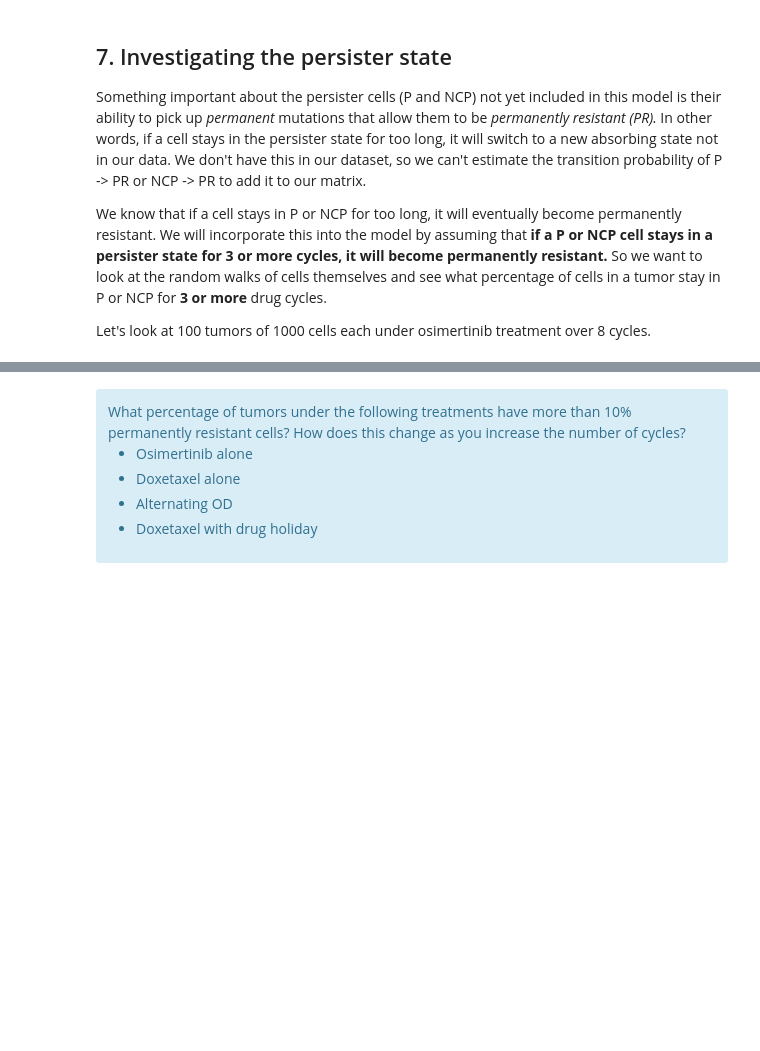
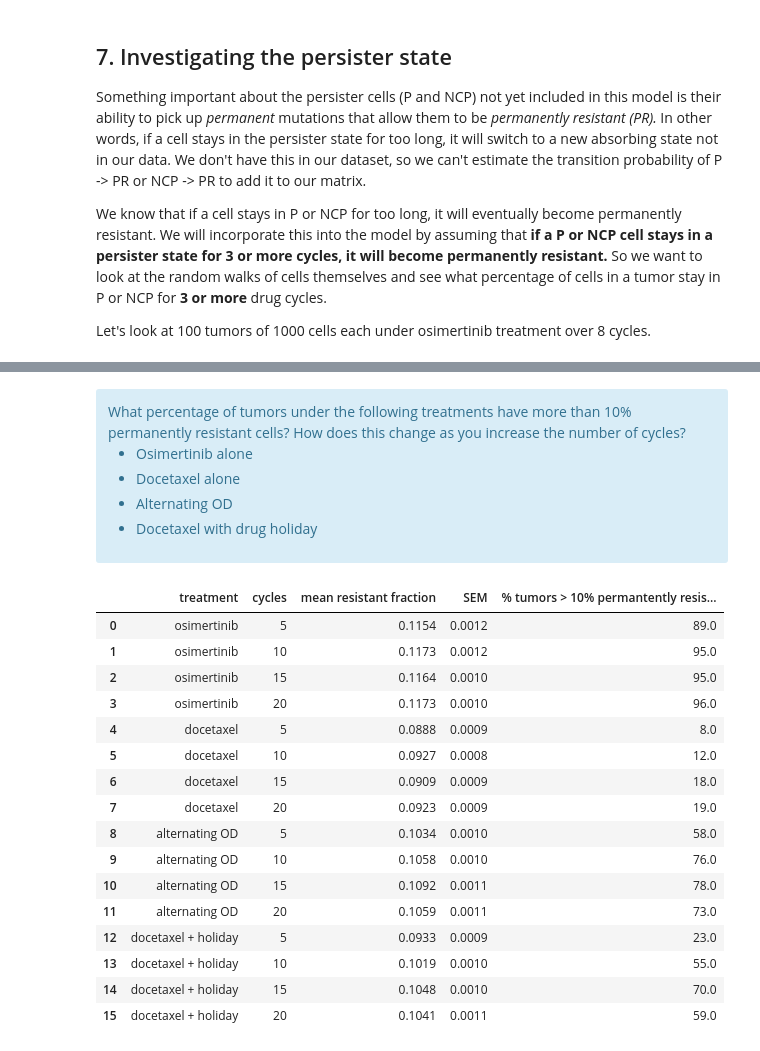
Before and after one commit to MaxwellCooper1/uu_markov, a Jupyter notebook: lab_2/Lab09_markov_chain_cells.ipynb, the cells around one changed output, grey strips where cells are left out. Saved outputs shown, nothing was run; the diff lists cells and outputs as text; code cells hidden in the pictures; blank space fills up the shorter version.

```diff
--- a/lab_2/Lab09_markov_chain_cells.ipynb
+++ b/lab_2/Lab09_markov_chain_cells.ipynb
@@ -811,7 +991,51 @@ Let's look at 100 tumors of 1000 cells each under osimertinib treatment over 8 c
 <div class="alert alert-info"> What percentage of tumors under the following treatments have more than 10% permanently resistant cells? How does this change as you increase the number of cycles?
 
 - Osimertinib alone
-- Doxetaxel alone
+- Docetaxel alone
 - Alternating OD
-- Doxetaxel with drug holiday
+- Docetaxel with drug holiday
 </div>
+# %%
+# this cell block calls the previous functions to actually run the simulations and get results to answer the questions
+# creating a function to define the treatment plan, this way we can easily loop over the 4 treatment plans
+def treatment_plan(transition, num_cycles):
+    return [transition[i % len(transition)] for i in range(num_cycles)]
+
+# defining the treatments (but making sure they are arrays so the treatment transition matrices are compatible with the functions)
+treatments = {"osimertinib": [np.asarray(P_osi)],
+              "docetaxel": [np.asarray(P_doc)],
+              "alternating OD": [np.asarray(P_osi), np.asarray(P_doc)],
+              "docetaxel + holiday": [np.asarray(P_doc), np.asarray(P_holiday)]}
+
+# initializing a list of rows to store the results
+rows = []
+# looping over the name/transition matrix in each dictionary key:value of treatments
+for name, pattern in treatments.items():
+    # looping over the number of cycles we define here
+    for num_cycles in [5, 10, 15, 20]:
+        # getting the percent of resistant cells from the resistant_fraction function
+        f = resistant_fraction(pi_mix, treatment_plan(pattern, num_cycles), n_cycles=num_cycles)
+        # adding the fraction to our results and tracking which treatment/cycle number it is (also the basic stats like before)
+        rows.append({"treatment": name, "cycles": num_cycles,
+                     "mean resistant fraction": f.mean(), "SEM": f.std(ddof=1) / np.sqrt(len(f)),
+                     "% tumors > 10% permantently resistant": 100 * np.mean(f > 0.10)}) # and also the percent of tumors with more than 10% resistant to answer the question
+# converting rows into a dataframe to easily see the results
+pd.DataFrame(rows).round(4)
+# %% [output]
+|  | treatment | cycles | mean resistant fraction | SEM | % tumors > 10% permantently resis... |
+| 0 | osimertinib | 5 | 0.1154 | 0.0012 | 89.0 |
+| 1 | osimertinib | 10 | 0.1173 | 0.0012 | 95.0 |
+| 2 | osimertinib | 15 | 0.1164 | 0.0010 | 95.0 |
+| 3 | osimertinib | 20 | 0.1173 | 0.0010 | 96.0 |
+| 4 | docetaxel | 5 | 0.0888 | 0.0009 | 8.0 |
+| 5 | docetaxel | 10 | 0.0927 | 0.0008 | 12.0 |
+| 6 | docetaxel | 15 | 0.0909 | 0.0009 | 18.0 |
+| 7 | docetaxel | 20 | 0.0923 | 0.0009 | 19.0 |
+| 8 | alternating OD | 5 | 0.1034 | 0.0010 | 58.0 |
+| 9 | alternating OD | 10 | 0.1058 | 0.0010 | 76.0 |
+| 10 | alternating OD | 15 | 0.1092 | 0.0011 | 78.0 |
+| 11 | alternating OD | 20 | 0.1059 | 0.0011 | 73.0 |
+| 12 | docetaxel + holiday | 5 | 0.0933 | 0.0009 | 23.0 |
+| 13 | docetaxel + holiday | 10 | 0.1019 | 0.0010 | 55.0 |
+| 14 | docetaxel + holiday | 15 | 0.1048 | 0.0010 | 70.0 |
+| 15 | docetaxel + holiday | 20 | 0.1041 | 0.0011 | 59.0 |
```
Also changed, not shown: parts of 23 cells of this notebook.
